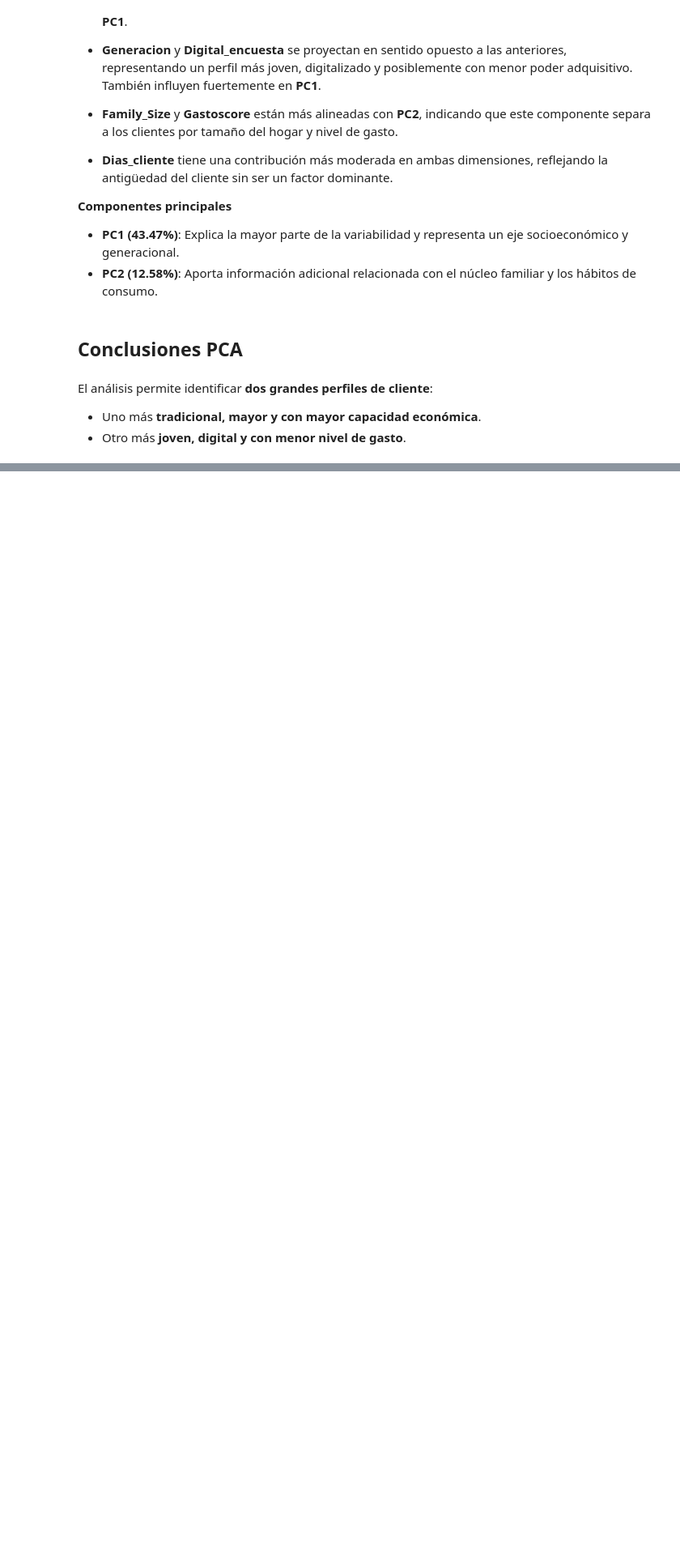
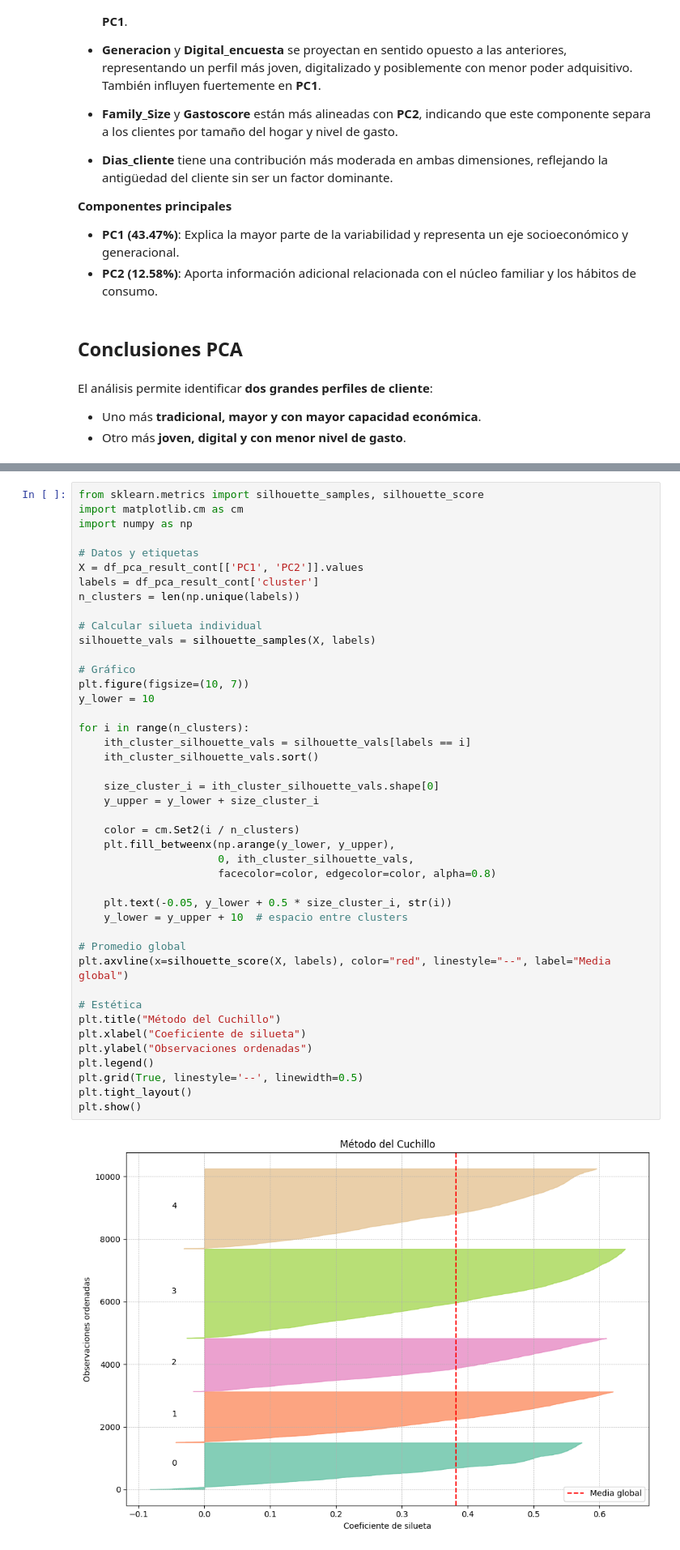
Before and after one commit to martinagg7/gd_pca, a Jupyter notebook: notebooks/01_PCA.ipynb, the cells around one changed output, grey strips where cells are left out. Shown at 81% size. Drawn from its saved outputs; the diff is of its cells as text; blank space fills up the shorter version.

```diff
--- a/notebooks/01_PCA.ipynb
+++ b/notebooks/01_PCA.ipynb
@@ -877,0 +946,45 @@ El análisis permite identificar **dos grandes perfiles de cliente**:
+# %%
+from sklearn.metrics import silhouette_samples, silhouette_score
+import matplotlib.cm as cm
+import numpy as np
+
+# Datos y etiquetas
+X = df_pca_result_cont[['PC1', 'PC2']].values
+labels = df_pca_result_cont['cluster']
+n_clusters = len(np.unique(labels))
+
+# Calcular silueta individual
+silhouette_vals = silhouette_samples(X, labels)
+
+# Gráfico
+plt.figure(figsize=(10, 7))
+y_lower = 10
+
+for i in range(n_clusters):
+    ith_cluster_silhouette_vals = silhouette_vals[labels == i]
+    ith_cluster_silhouette_vals.sort()
+
+    size_cluster_i = ith_cluster_silhouette_vals.shape[0]
+    y_upper = y_lower + size_cluster_i
+
+    color = cm.Set2(i / n_clusters)
+    plt.fill_betweenx(np.arange(y_lower, y_upper),
+                      0, ith_cluster_silhouette_vals,
+                      facecolor=color, edgecolor=color, alpha=0.8)
+
+    plt.text(-0.05, y_lower + 0.5 * size_cluster_i, str(i))
+    y_lower = y_upper + 10  # espacio entre clusters
+
+# Promedio global
+plt.axvline(x=silhouette_score(X, labels), color="red", linestyle="--", label="Media global")
+
+# Estética
+plt.title("Método del Cuchillo")
+plt.xlabel("Coeficiente de silueta")
+plt.ylabel("Observaciones ordenadas")
+plt.legend()
+plt.grid(True, linestyle='--', linewidth=0.5)
+plt.tight_layout()
+plt.show()
+# %% [output]
+[figure, added]
```
Also changed, not shown: parts of 17 cells of this notebook, 2 other files.
